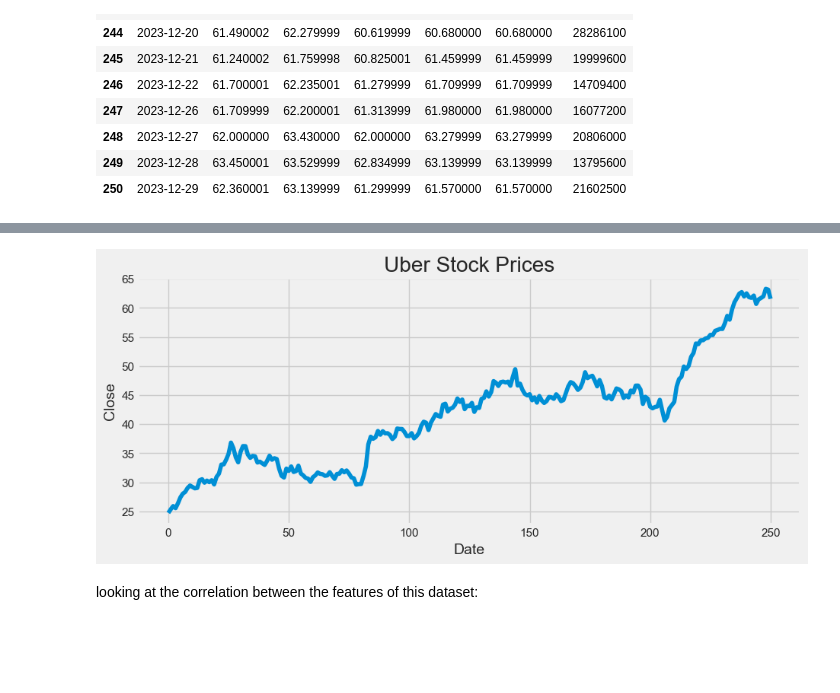
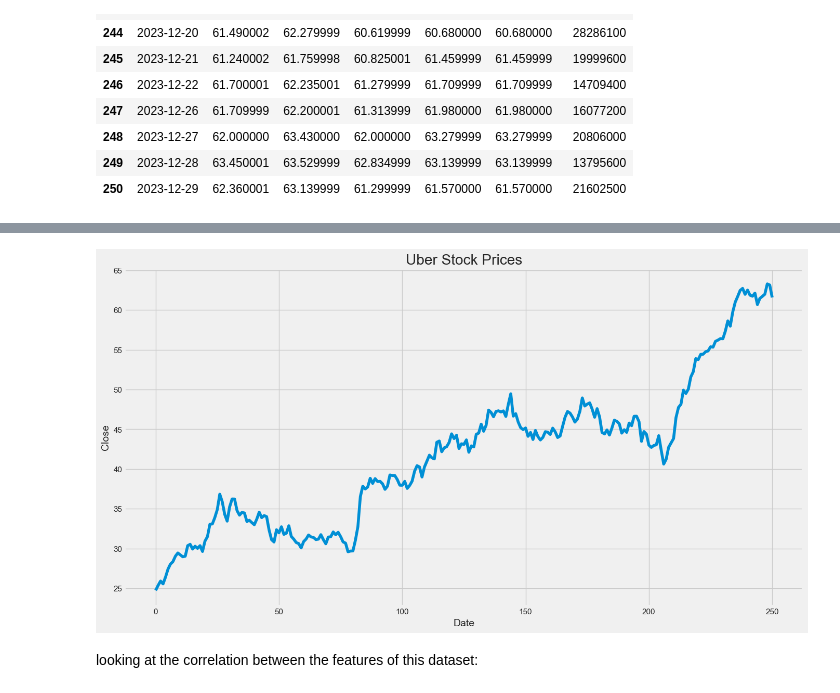
Before and after one commit to Kamuthuj/Uber-stock-prediction, a Jupyter notebook: analysis.ipynb, the cells around one changed output, grey strips where cells are left out. Drawn from its saved outputs; the diff is of its cells as text; code cells hidden in the pictures; blank space fills up the shorter version.

```diff
--- a/analysis.ipynb
+++ b/analysis.ipynb
@@ -92,11 +102,11 @@ Close column contains the values whose future values we want to predict. So let
 # %%
-plt.figure(figsize=(10, 4))
+plt.figure(figsize=(15,8))
 plt.title("Uber Stock Prices")
 plt.xlabel("Date")
 plt.ylabel("Close")
 plt.plot(df["Close"])
 plt.show()
 # %% [output]
-[figure, old version]
+[figure, new version]
 # %% [markdown]
 looking at the correlation between the features of this dataset:
```
Also changed, not shown: parts of 7 cells of this notebook.
